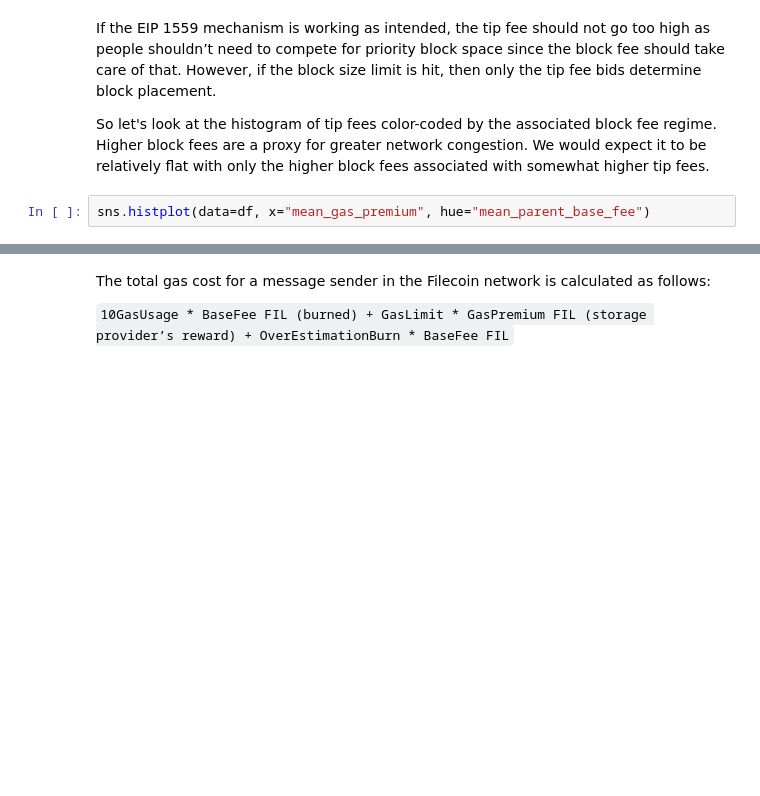
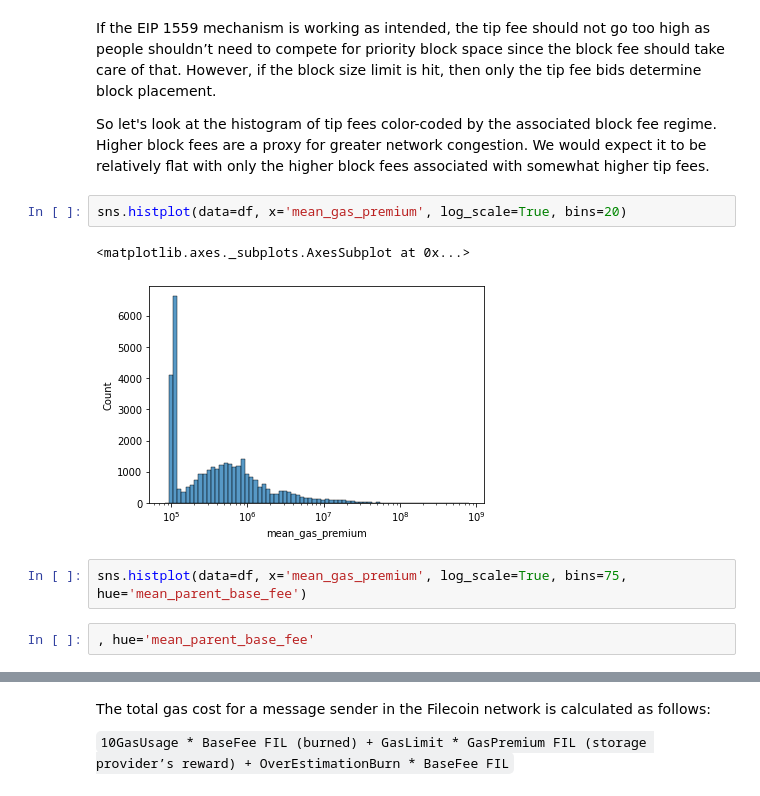
Before and after one commit to thor4/protocol_labs, a Jupyter notebook: step1.ipynb, the cells around one changed output, grey strips where cells are left out. Drawn from its saved outputs; the diff is of its cells as text; blank space fills up the shorter version.

Commit message:
working on mean gas premium visualization

```diff
--- a/step1.ipynb
+++ b/step1.ipynb
@@ -94,5 +93,12 @@ KeyboardInterrupt: ignored
 If the EIP 1559 mechanism is working as intended, the tip fee should not go too high as people shouldn’t need to compete for priority block space since the block fee should take care of that. However, if the block size limit is hit, then only the tip fee bids determine block placement.
 
 So let's look at the histogram of tip fees color-coded by the associated block fee regime. Higher block fees are a proxy for greater network congestion. We would expect it to be relatively flat with only the higher block fees associated with somewhat higher tip fees.
+# %%
+sns.histplot(data=df, x='mean_gas_premium', log_scale=True, bins=20)
+# %% [output]
+<matplotlib.axes._subplots.AxesSubplot at 0x...>
+[figure, added]
 # %%
-sns.histplot(data=df, x="mean_gas_premium", hue="mean_parent_base_fee")
+sns.histplot(data=df, x='mean_gas_premium', log_scale=True, bins=75, hue='mean_parent_base_fee')
+# %%
+, hue='mean_parent_base_fee'
```
Also changed, not shown: parts of 6 cells of this notebook.
